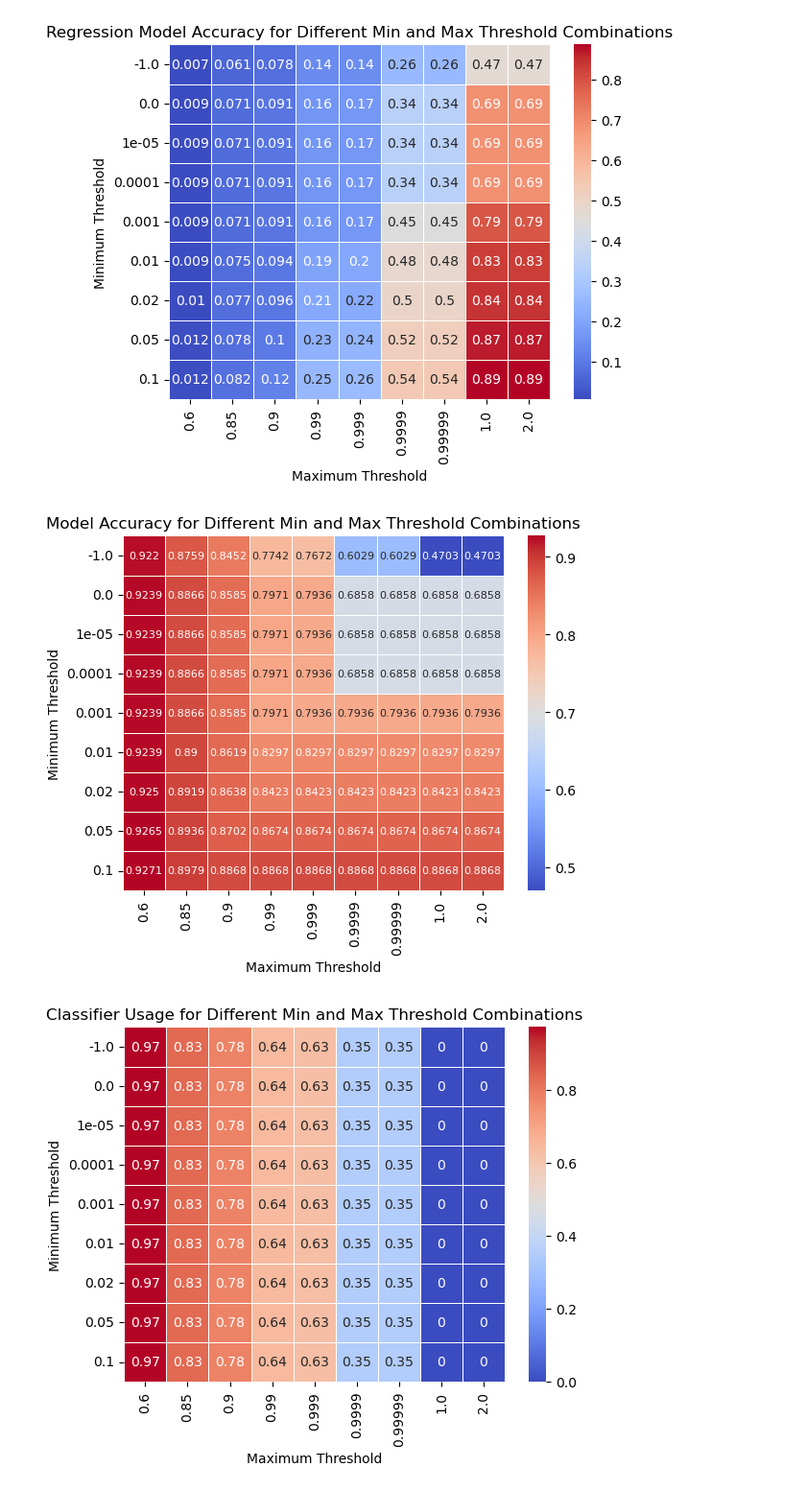
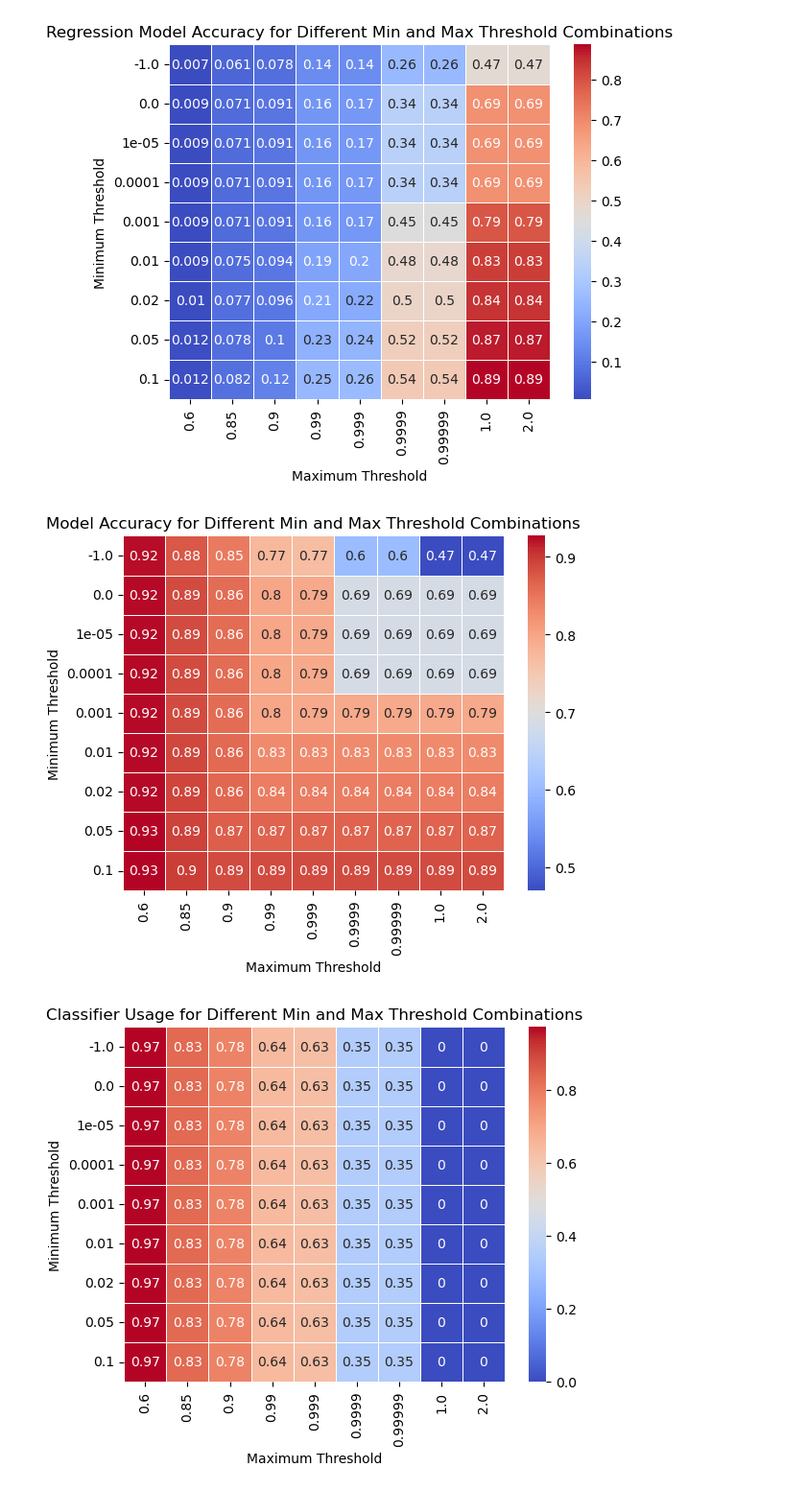
Before and after one commit to lderr4/NFL-4th-Down-Prediction-Algorithm, a Jupyter notebook: notebooks/results_analysis.ipynb, the cells around one changed output. Shown at 96% size. Saved outputs shown, nothing was run; the diff lists cells and outputs as text; code cells hidden in the pictures.

Commit message:
fixed plot sizing

```diff
--- a/notebooks/results_analysis.ipynb
+++ b/notebooks/results_analysis.ipynb
@@ -282,13 +282,13 @@ plt.savefig("../plots/reg_acc_heat.png")
 [figure]
 # %%
 pt=res_df.pivot(index="min_thresh", columns="max_thresh", values="accuracy")
-sns.heatmap(pt, annot=True, cmap="coolwarm", linewidths=0.5, fmt='.4g', annot_kws={"size": 8})
+sns.heatmap(pt, annot=True, cmap="coolwarm", linewidths=0.5, )
 plt.xlabel("Maximum Threshold")
 plt.ylabel("Minimum Threshold")
 plt.title("Model Accuracy for Different Min and Max Threshold Combinations")
 plt.savefig("../plots/model_acc_heat.png")
 # %% [output]
-[figure, old version]
+[figure, new version]
 # %%
 pt=res_df.pivot(index="min_thresh", columns="max_thresh", values="classifier_percent")
 sns.heatmap(pt, annot=True, cmap="coolwarm", linewidths=0.5)
```
Also changed, not shown: parts of 2 cells of this notebook, 4 other files.
